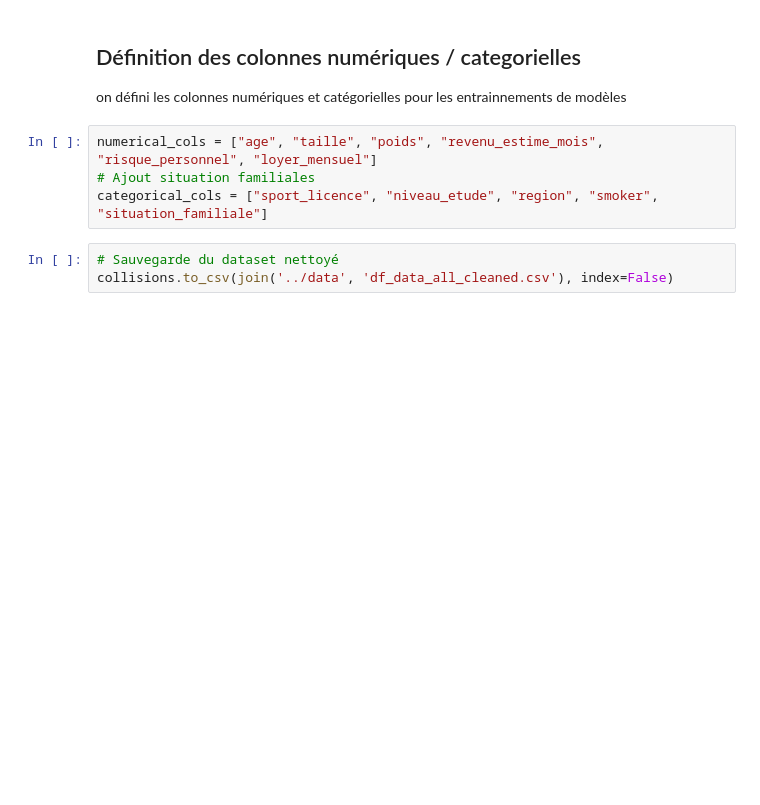
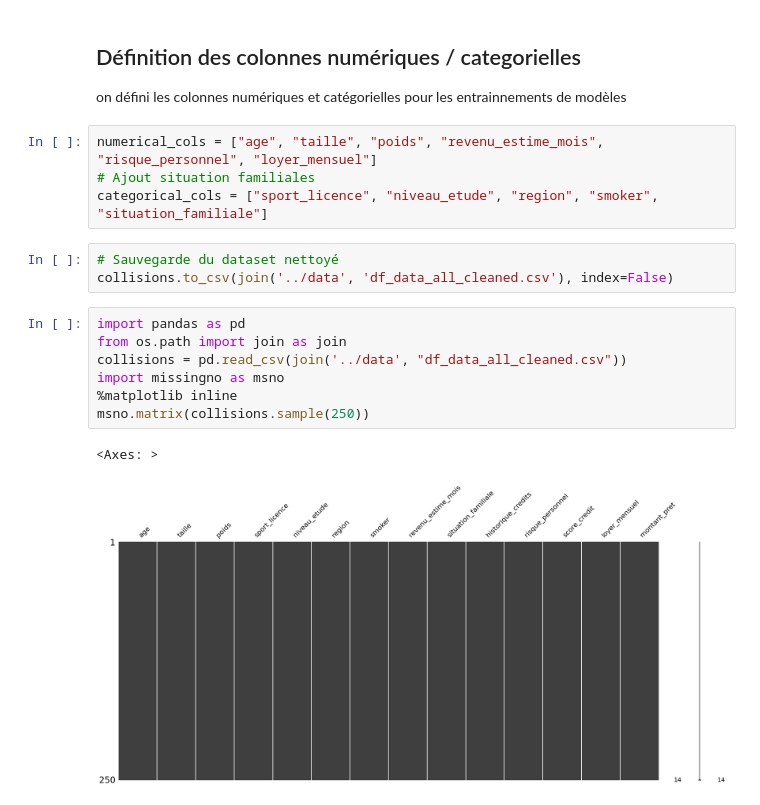
Before and after one commit to gcortier/mod2_brief0a, a Jupyter notebook: notebooks/ethique_data_cleaning.ipynb, the cells around one changed output. Cells and saved outputs as stored; diff of their text form; blank space fills up the shorter version.

```diff
--- a/notebooks/ethique_data_cleaning.ipynb
+++ b/notebooks/ethique_data_cleaning.ipynb
@@ -117,3 +117,13 @@ categorical_cols = ["sport_licence", "niveau_etude", "region", "smoker", "situat
 # %%
 # Sauvegarde du dataset nettoyé
 collisions.to_csv(join('../data', 'df_data_all_cleaned.csv'), index=False)
+# %%
+import pandas as pd
+from os.path import join as join
+collisions = pd.read_csv(join('../data', "df_data_all_cleaned.csv"))
+import missingno as msno
+%matplotlib inline
+msno.matrix(collisions.sample(250))
+# %% [output]
+<Axes: >
+[figure, added]
```
Also changed, not shown: parts of 2 cells of this notebook, 29 other files.
